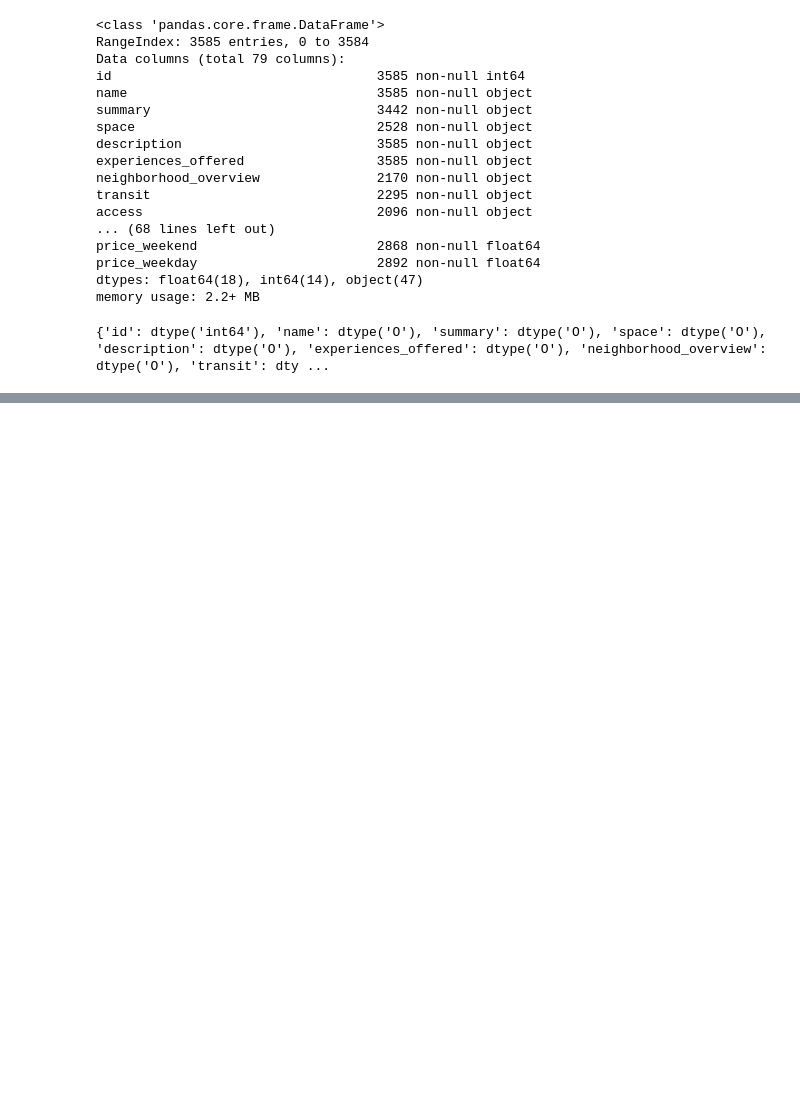
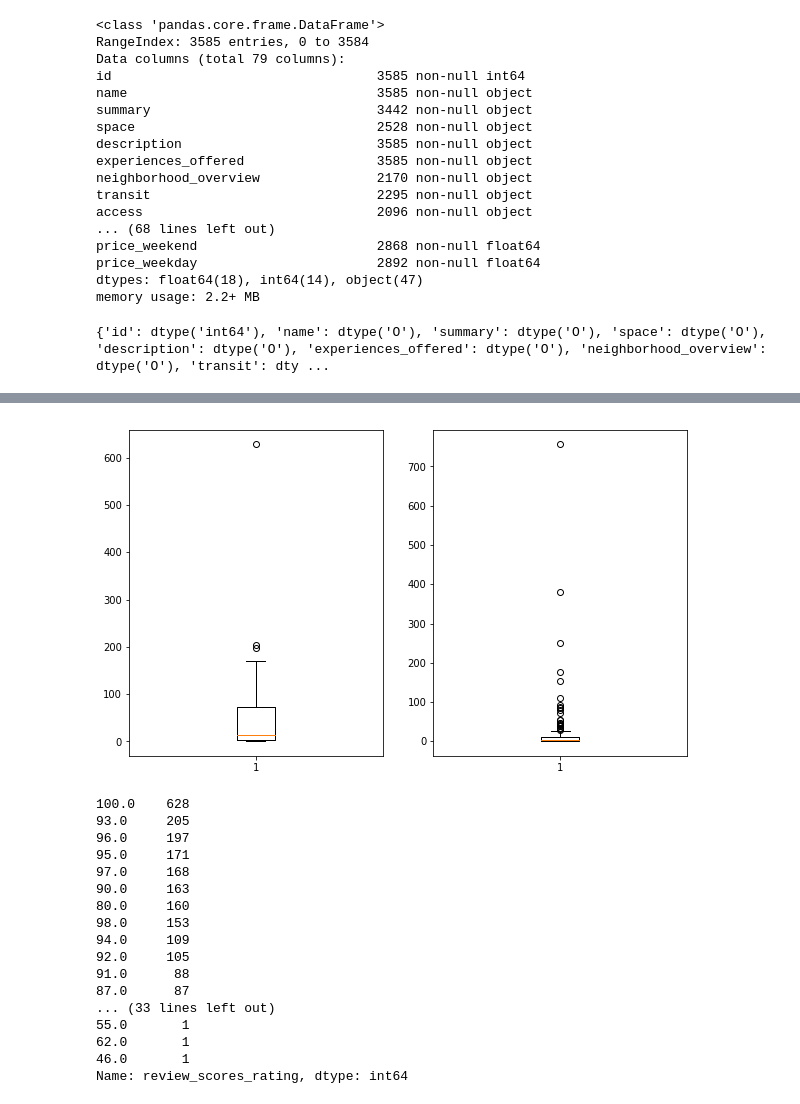
Before and after one commit to dalpengholic/Udacity_Boston-AirBNB-Data, a Jupyter notebook: p4_Boston_AirBnB_with CRISP-DM.ipynb, the cells around one changed output, grey strips where cells are left out. Drawn from its saved outputs; the diff is of its cells as text; code cells hidden in the pictures; blank space fills up the shorter version.

```diff
--- a/p4_Boston_AirBnB_with CRISP-DM.ipynb
+++ b/p4_Boston_AirBnB_with CRISP-DM.ipynb
@@ -481,0 +519,5 @@ for i,j in zip(tmp,tmp1):
+# %%
+remove_list2 = ['smart_location', 'state', 'name', 'summary', 'space', 'description','neighborhood_overview',
+                'transit','access','market','calendar_last_scraped']
+df_listing_modi3 = df_listing_modi2.drop(remove_list2, axis=1)
+df_listing_modi3.shape
@@ -481,0 +534,5 @@ for i,j in zip(tmp,tmp1):
+# %%
+df_listing_modi3['house_rules_exist_tf']= pd.notna(df_listing_modi3.house_rules)
+# %%
+df_listing_modi3 = df_listing_modi3.drop(['house_rules'], axis=1)
+df_listing_modi3.head()
@@ -481,0 +563,29 @@ for i,j in zip(tmp,tmp1):
+# %%
+plt.figure(figsize=(10,6))
+plt.subplot(121)
+plt.boxplot(df_listing_modi3.review_scores_rating.value_counts())
+
+plt.subplot(122)
+plt.boxplot(df_listing_modi3.number_of_reviews.value_counts())
+plt.show()
+
+df_listing_modi3.review_scores_rating.value_counts()
+# %% [output]
+[figure, added]
+100.0    628
+93.0     205
+96.0     197
+95.0     171
+97.0     168
+90.0     163
+80.0     160
+98.0     153
+94.0     109
+92.0     105
+91.0      88
+87.0      87
+... (33 lines left out)
+55.0       1
+62.0       1
+46.0       1
+Name: review_scores_rating, dtype: int64
```
Also changed, not shown: parts of 33 cells of this notebook.
